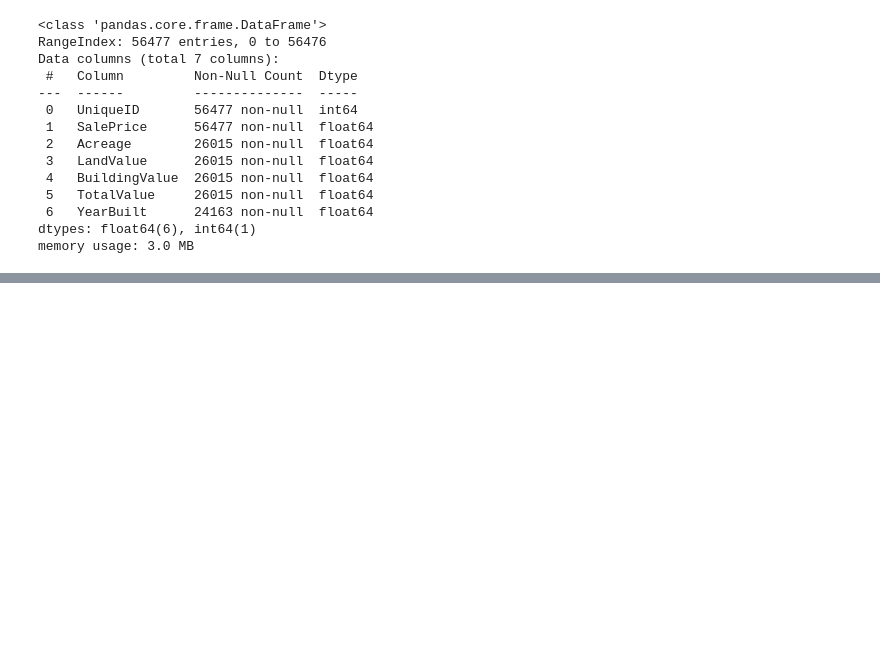
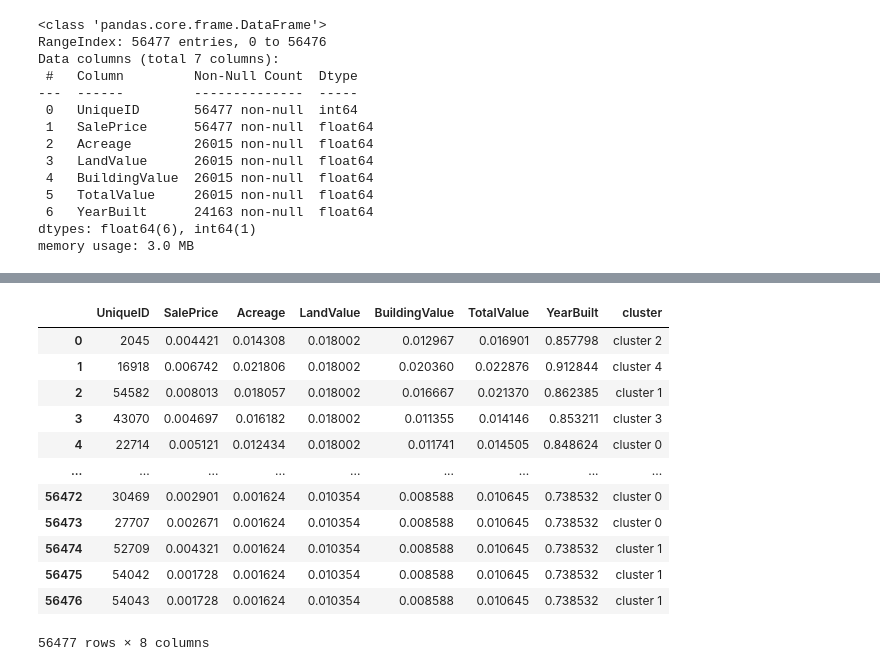
Before and after one commit to abelzambrana/Machine-Learning, a Jupyter notebook: KMeans-DBSCAN.ipynb, the cells around one changed output, grey strips where cells are left out. Saved outputs shown, nothing was run; the diff lists cells and outputs as text; code cells hidden in the pictures; blank space fills up the shorter version.

```diff
--- a/KMeans-DBSCAN.ipynb
+++ b/KMeans-DBSCAN.ipynb
@@ -115,0 +275,17 @@ plt.show()
+# %%
+data['cluster'] = data['cluster'].replace({0: 'cluster 0', 1:'cluster 1', 2:'cluster 2',3:'cluster 3', 4:'cluster 4'})
+data
+# %% [output]
+|  | UniqueID | SalePrice | Acreage | LandValue | BuildingValue | TotalValue | YearBuilt | cluster |
+| 0 | 2045 | 0.004421 | 0.014308 | 0.018002 | 0.012967 | 0.016901 | 0.857798 | cluster 2 |
+| 1 | 16918 | 0.006742 | 0.021806 | 0.018002 | 0.020360 | 0.022876 | 0.912844 | cluster 4 |
+| 2 | 54582 | 0.008013 | 0.018057 | 0.018002 | 0.016667 | 0.021370 | 0.862385 | cluster 1 |
+| 3 | 43070 | 0.004697 | 0.016182 | 0.018002 | 0.011355 | 0.014146 | 0.853211 | cluster 3 |
+| 4 | 22714 | 0.005121 | 0.012434 | 0.018002 | 0.011741 | 0.014505 | 0.848624 | cluster 0 |
+| ... | ... | ... | ... | ... | ... | ... | ... | ... |
+| 56472 | 30469 | 0.002901 | 0.001624 | 0.010354 | 0.008588 | 0.010645 | 0.738532 | cluster 0 |
+| 56473 | 27707 | 0.002671 | 0.001624 | 0.010354 | 0.008588 | 0.010645 | 0.738532 | cluster 0 |
+| 56474 | 52709 | 0.004321 | 0.001624 | 0.010354 | 0.008588 | 0.010645 | 0.738532 | cluster 1 |
+| 56475 | 54042 | 0.001728 | 0.001624 | 0.010354 | 0.008588 | 0.010645 | 0.738532 | cluster 1 |
+| 56476 | 54043 | 0.001728 | 0.001624 | 0.010354 | 0.008588 | 0.010645 | 0.738532 | cluster 1 |
+56477 rows × 8 columns
```
Also changed, not shown: parts of 13 cells of this notebook.
